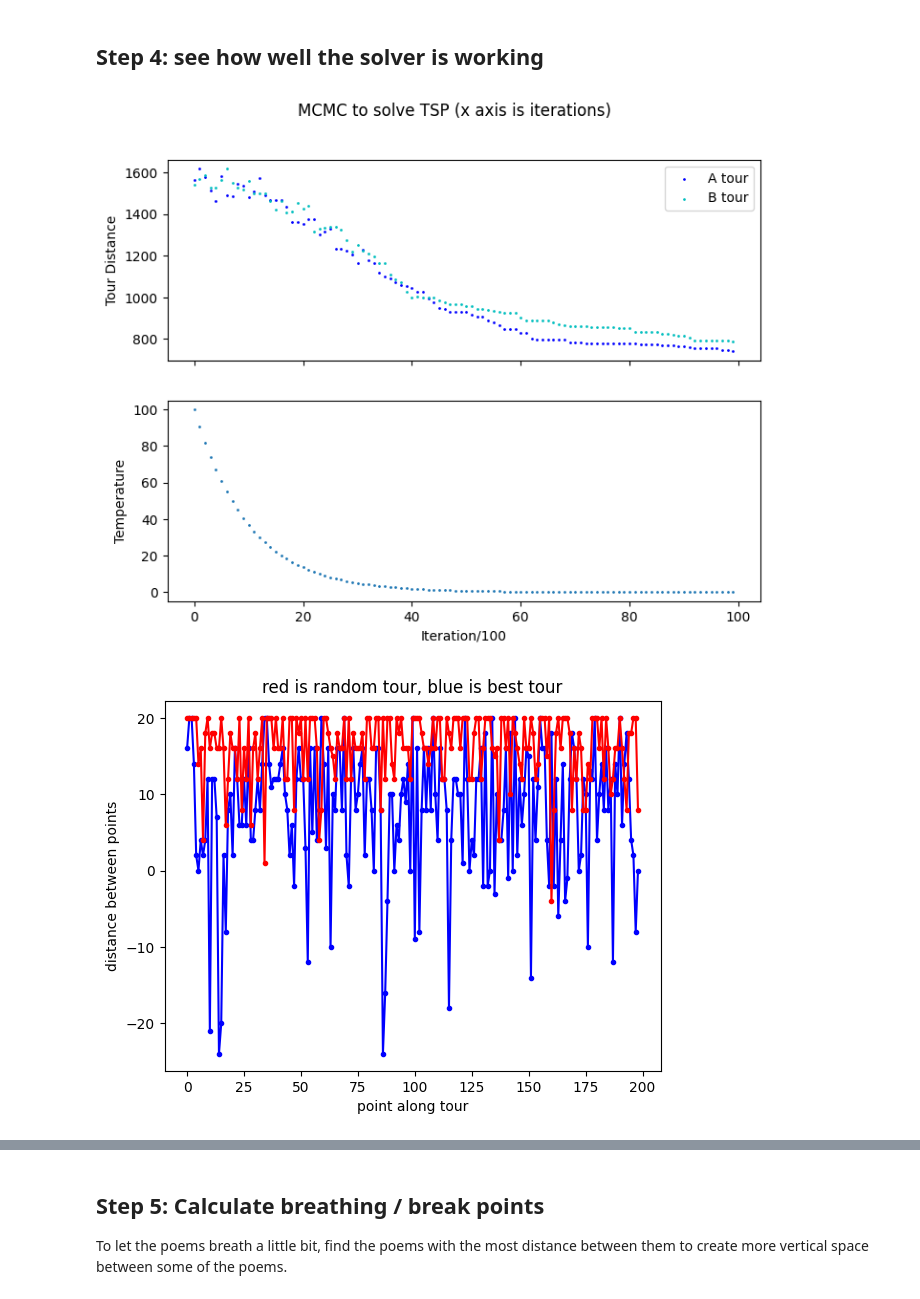
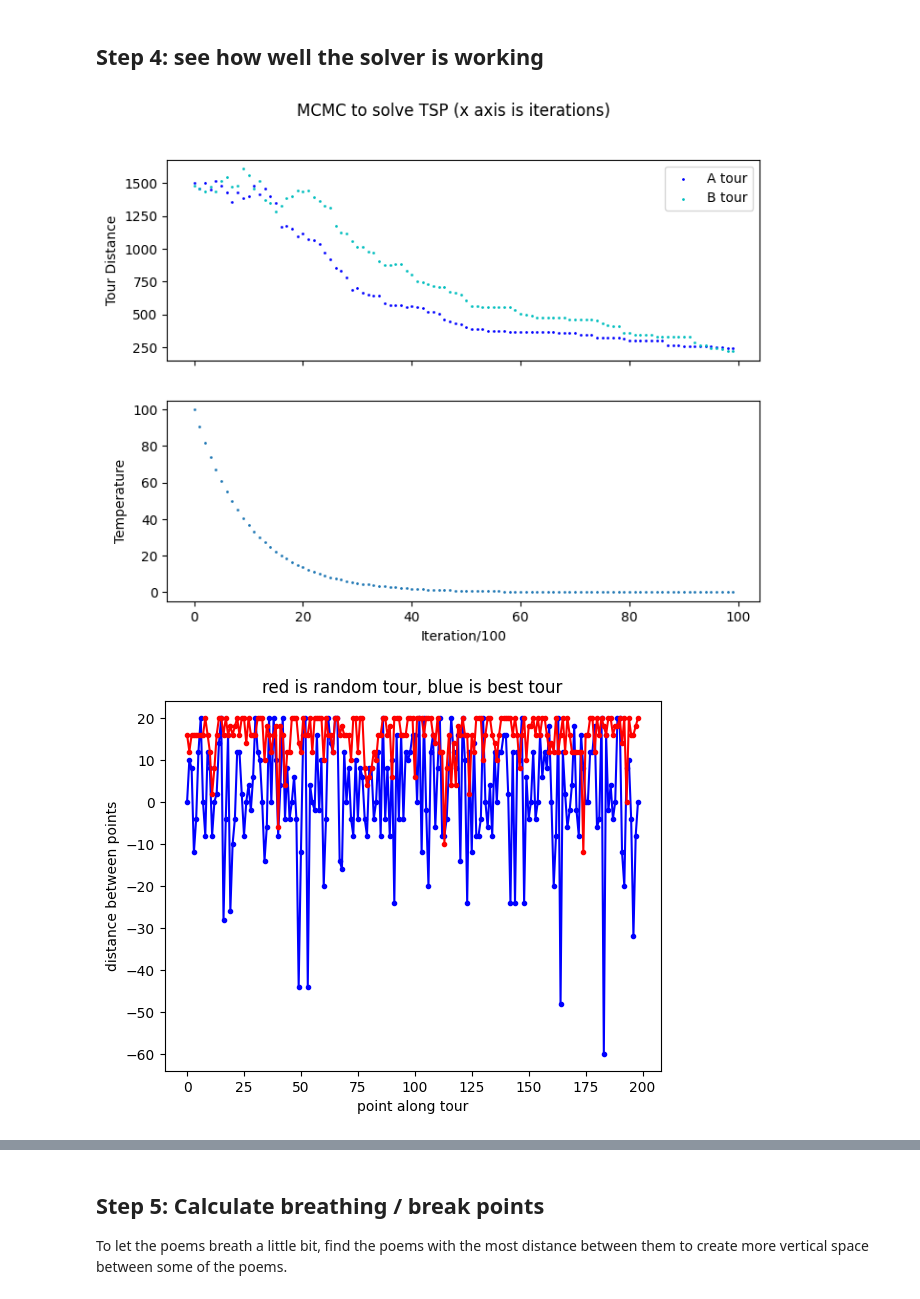
Before and after one commit to ajyoon/aoc, a Jupyter notebook: anxiety_of_conception_algorithm.ipynb, the cells around one changed output, grey strips where cells are left out. Drawn from its saved outputs; the diff is of its cells as text; code cells hidden in the pictures.

```diff
--- a/anxiety_of_conception_algorithm.ipynb
+++ b/anxiety_of_conception_algorithm.ipynb
@@ -266,7 +266,6 @@ It is very computationally expensive to find the optimal tour. Instead, MCMC giv
 # uses the following variables from above:
 # poems_a, poems_b, split_index
 
-import random
 import math
 import time
 
@@ -276,23 +275,19 @@ def calculate_total_distance(tour, distance_matrix):
 def swap_cities(tour):
 
     # Step 1: Randomly sample the first city
-    i, city = random.choice(list(enumerate(tour)))  # i is the index in the tour, city is the city's identifier
+    i = np.random.randint(len(tour))  # Random index
+    city = tour[i]                    # City identifier at that index
 
     # Step 2: Determine the swaps that don't change the mixture level
+    current_section = tour[:split_index] if i < split_index else tour[split_index:]
+    opposite_section = tour[split_index:] if i < split_index else tour[:split_index]
+
     if city in poems_a:
-        if i < split_index:
-            # city from poems_a in tour_a: acceptable swaps are in tour_a or from poems_a in tour_b
-            acceptable_swaps = np.concatenate((tour[:split_index], np.array([c for c in tour[split_index:] if c in poems_a])))
-        else:
-            # city from poems_a in tour_b: acceptable swaps are in tour_b or from poems_a in tour_a
-            acceptable_swaps = np.concatenate((tour[split_index:], np.array([c for c in tour[:split_index] if c in poems_a])))
+        # Include all poems in the current section plus poems_a in the opposite section
+        acceptable_swaps = np.concatenate((current_section, opposite_section[np.isin(opposite_section, poems_a)]))
     else:
-        if i < split_index:
-            # city from poems_b in tour_a: acceptable swaps are in tour_a or from poems_b in tour_b
-            acceptable_swaps = np.concatenate((tour[:split_index], np.array([c for c in tour[split_index:] if c in poems_b])))
-        else:
-            # city from poems_b in tour_b: acceptable swaps are in tour_b or from poems_b in tour_a
-            acceptable_swaps = np.concatenate((tour[split_index:], np.array([c for c in tour[:split_index] if c in poems_b])))
+        # Include all poems in the current section plus poems_b in the opposite section
+        acceptable_swaps = np.concatenate((current_section, opposite_section[np.isin(opposite_section, poems_b)]))
 
     # Step 3: Sample from acceptable_swaps, then find index of that sample in current tour
     sample_city = np.random.choice(acceptable_swaps, 1)[0]
@@ -306,7 +301,7 @@ def swap_cities(tour):
 
 def solver(distance_matrix, iterations, initial_temperature, mixture, down_sample=100):
 
-    random.seed(30324)
+    np.random.seed(30324)
 
     # mixture should be an int between 0 and 100
     # here we're just assuming that there are 100 poems in each part
@@ -349,8 +344,8 @@ def solver(distance_matrix, iterations, initial_temperature, mixture, down_sampl
             temperature_array[array_index] = temperature
             array_index += 1
 
-        if delta_distance_a < 0 or random.random() < math.exp(-delta_distance_a / temperature):
-            if delta_distance_b < 0 or random.random() < math.exp(-delta_distance_b / temperature):
+        if delta_distance_a < 0 or np.random.random() < math.exp(-delta_distance_a / temperature):
+            if delta_distance_b < 0 or np.random.random() < math.exp(-delta_distance_b / temperature):
 
                 current_tour = new_tour
                 current_distance_a = new_distance_a
@@ -426,31 +421,31 @@ ax2.set_xlabel('Iteration/100')
 # Show the plot
 plt.show()
 # %% [output]
-[figure, old version]
+[figure, new version]
 # %%
 def get_tour_scores(tour):
     score_list = []
     for i in range(len(tour)-1):
         score_list.append(scores[tour[i], tour[i+1]])
     return score_list
 
-random_tour = random.sample(list(range(len(data_raw))), len(data_raw))
+random_tour = np.random.permutation(len(data_raw))
 
 best_score_list = get_tour_scores(best_tour)
 rand_score_list = get_tour_scores(random_tour)
 
 indices = np.arange(len(best_score_list))
 
 # Create a line plot
 plt.plot(indices, best_score_list, c='b', marker='.')
 plt.plot(indices, rand_score_list, c='r', marker='.')
 
 # Add titles and labels
 plt.title('red is random tour, blue is best tour')
 plt.xlabel('point along tour')
 plt.ylabel('distance between points')
 
 # Show the plot
 plt.show()
 # %% [output]
-[figure, old version]
+[figure, new version]
```
Also changed, not shown: parts of 13 cells of this notebook.
